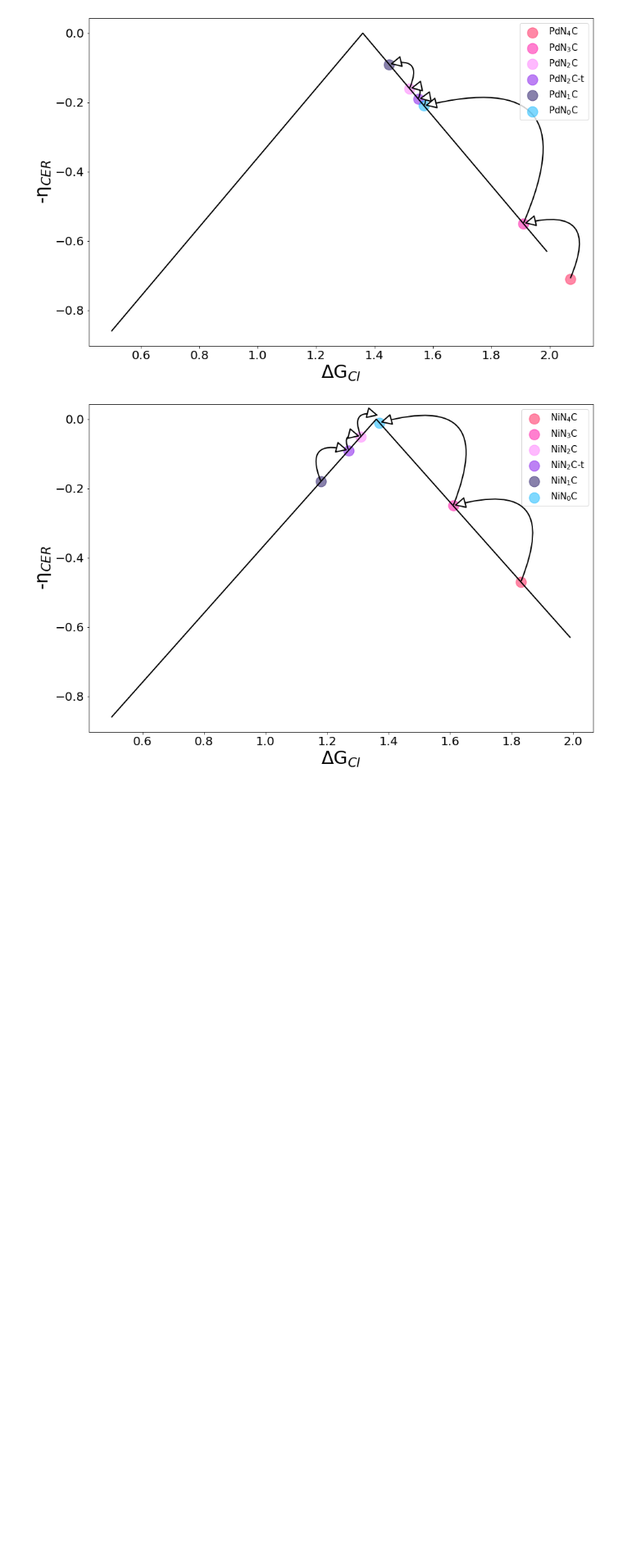
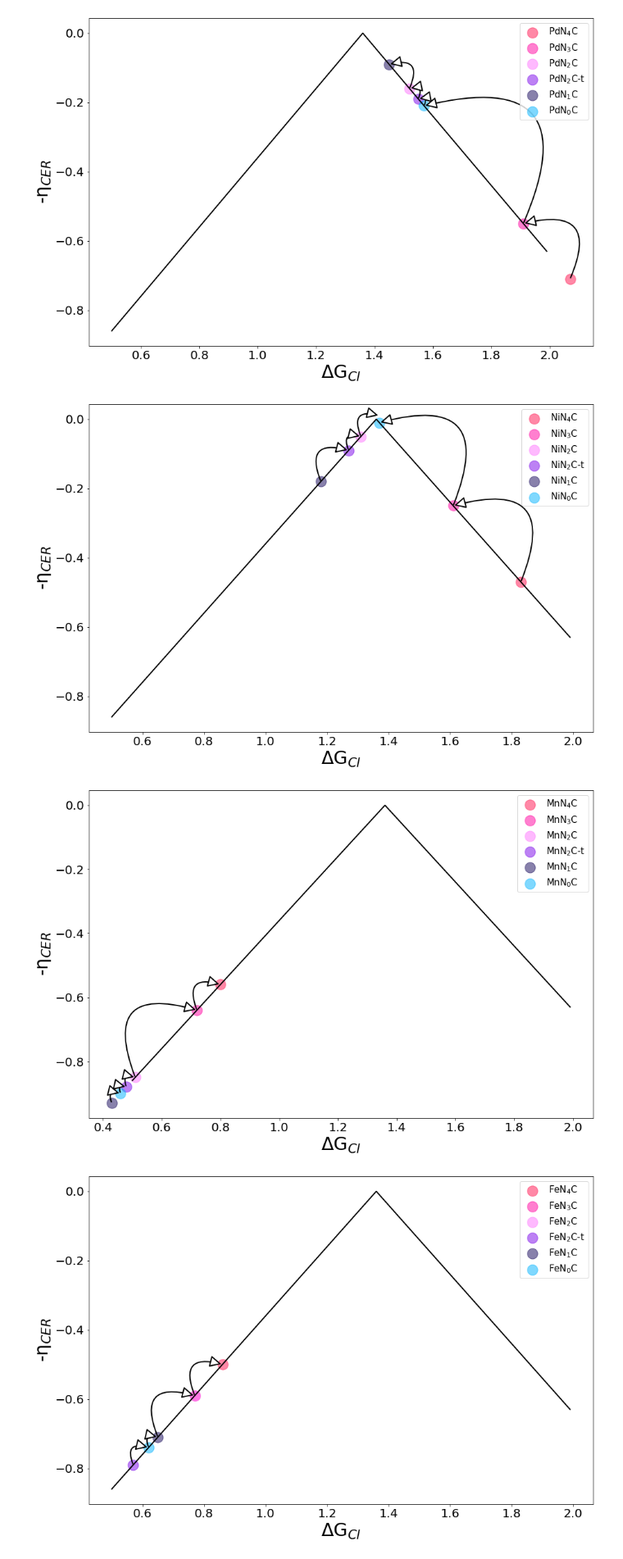
Before and after one commit to hjyang2798/CER_repository_CCEL, a Jupyter notebook: Climbvolcano.ipynb, the cells around one changed output. Shown at 82% size. Cells and saved outputs as stored; diff of their text form; code cells hidden in the pictures; blank space fills up the shorter version.

```diff
--- a/Climbvolcano.ipynb
+++ b/Climbvolcano.ipynb
@@ -219,3 +219,10 @@ climbvolcano('Ni')
 # %% [output]
 [figure]
 [figure]
+# %%
+TM_list = list(p5_drop[0]['M'])
+for i in TM_list :
+    climbvolcano(i)
+# %% [output]
+[figure, added]
+[figure, added]
```
Also changed, not shown: parts of 9 cells of this notebook.
